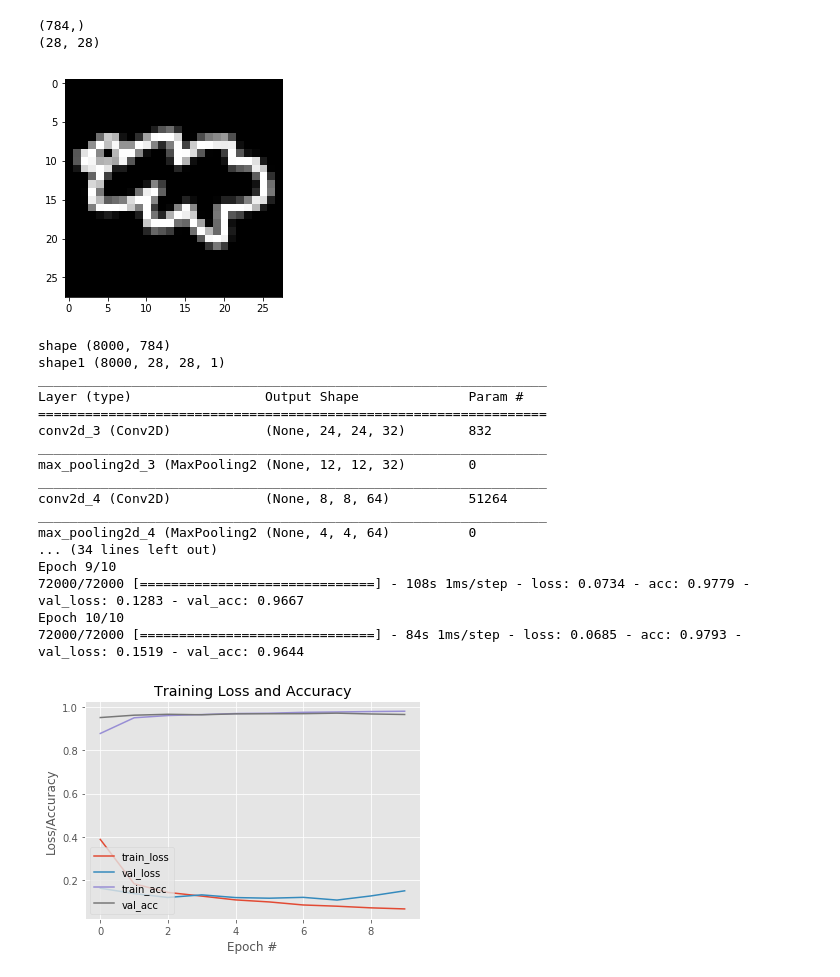
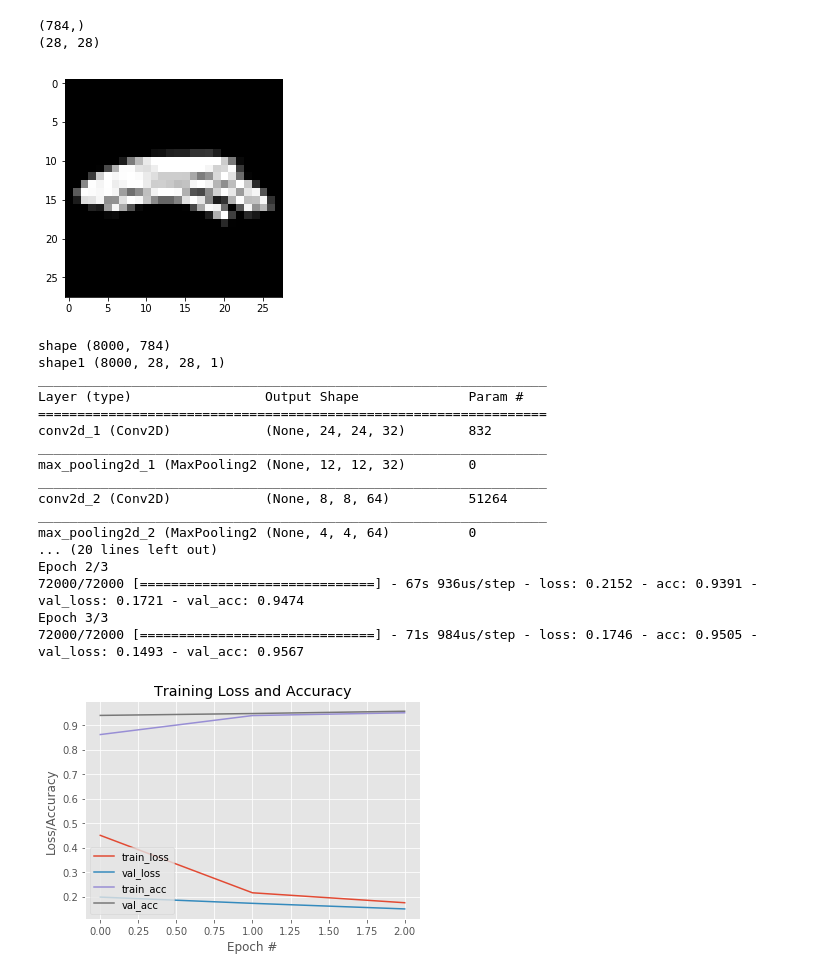
Before and after one commit to abhichacko/Quickdraw, a Jupyter notebook: quickdrawpython3.ipynb, the cells around one changed output. Cells and saved outputs as stored; diff of their text form; code cells hidden in the pictures.

```diff
--- a/quickdrawpython3.ipynb
+++ b/quickdrawpython3.ipynb
@@ -75,23 +75,23 @@ with open("labels", "wb") as f:
 # %%
 # Data loading manupulation
 # image from dataset printing
 # abhi
 import numpy as np
 from matplotlib import pyplot as plt
 import os
-files = "/home/abhi/mainproject/quickdraw/data/cloud.npy"
+files = "/home/abhi/mainproject/quickdraw/data/rainbow.npy"
 x = np.load(files)
 print(x[0].shape)
 img=np.array(x[1000])
 img=np.reshape(img,(28,28))
 print(img.shape)
 # print(img)
 plt.imshow(img,cmap="gray")
 plt.show()
 # %% [output]
 (784,)
 (28, 28)
-[figure, old version]
+[figure, new version]
 # %%
 # modelcreation
 # abhi
@@ -161,13 +161,13 @@ def main():
 #     print("train_x[1]",train_x[0])
     model, callbacks_list = keras_model(28,28)
     print_summary(model)
-    H=model.fit(train_x, train_y, validation_data=(test_x, test_y), epochs=10, batch_size=64,
+    H=model.fit(train_x, train_y, validation_data=(test_x, test_y), epochs=3, batch_size=64,
               callbacks=[TensorBoard(log_dir="QuickDraw")])
 
     model.save('QuickDraw.h5')
     plt.style.use("ggplot")
     plt.figure()
-    N = 10
+    N = 3
     plt.plot(np.arange(0, N), H.history["loss"], label="train_loss")
     plt.plot(np.arange(0, N), H.history["val_loss"], label="val_loss")
     plt.plot(np.arange(0, N), H.history["acc"], label="train_acc")
@@ -186,19 +186,19 @@ shape1 (8000, 28, 28, 1)
 _________________________________________________________________
 Layer (type)                 Output Shape              Param #
 =================================================================
-conv2d_3 (Conv2D)            (None, 24, 24, 32)        832
+conv2d_1 (Conv2D)            (None, 24, 24, 32)        832
 _________________________________________________________________
-max_pooling2d_3 (MaxPooling2 (None, 12, 12, 32)        0
+max_pooling2d_1 (MaxPooling2 (None, 12, 12, 32)        0
 _________________________________________________________________
-conv2d_4 (Conv2D)            (None, 8, 8, 64)          51264
+conv2d_2 (Conv2D)            (None, 8, 8, 64)          51264
 _________________________________________________________________
-max_pooling2d_4 (MaxPooling2 (None, 4, 4, 64)          0
-... (34 lines left out)
-Epoch 9/10
-72000/72000 [==============================] - 108s 1ms/step - loss: 0.0734 - acc: 0.9779 - val_loss: 0.1283 - val_acc: 0.9667
-Epoch 10/10
-72000/72000 [==============================] - 84s 1ms/step - loss: 0.0685 - acc: 0.9793 - val_loss: 0.1519 - val_acc: 0.9644
+max_pooling2d_2 (MaxPooling2 (None, 4, 4, 64)          0
+... (20 lines left out)
+Epoch 2/3
+72000/72000 [==============================] - 67s 936us/step - loss: 0.2152 - acc: 0.9391 - val_loss: 0.1721 - val_acc: 0.9474
+Epoch 3/3
+72000/72000 [==============================] - 71s 984us/step - loss: 0.1746 - acc: 0.9505 - val_loss: 0.1493 - val_acc: 0.9567
-[figure, old version]
+[figure, new version]
 # %%
 import cv2
 from keras.models import load_model
```
Also changed, not shown: parts of 5 cells of this notebook.
